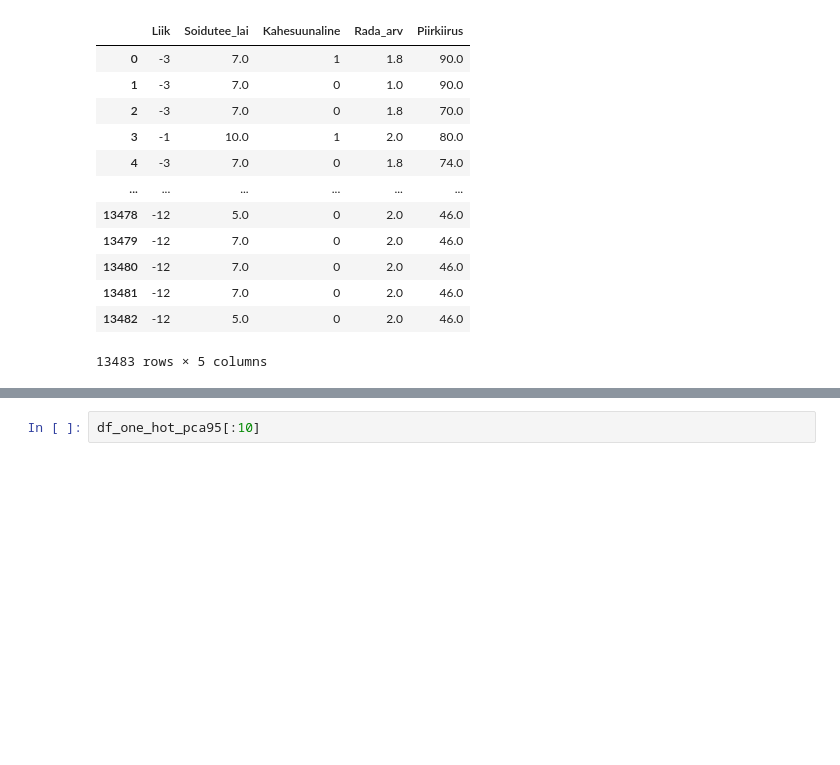
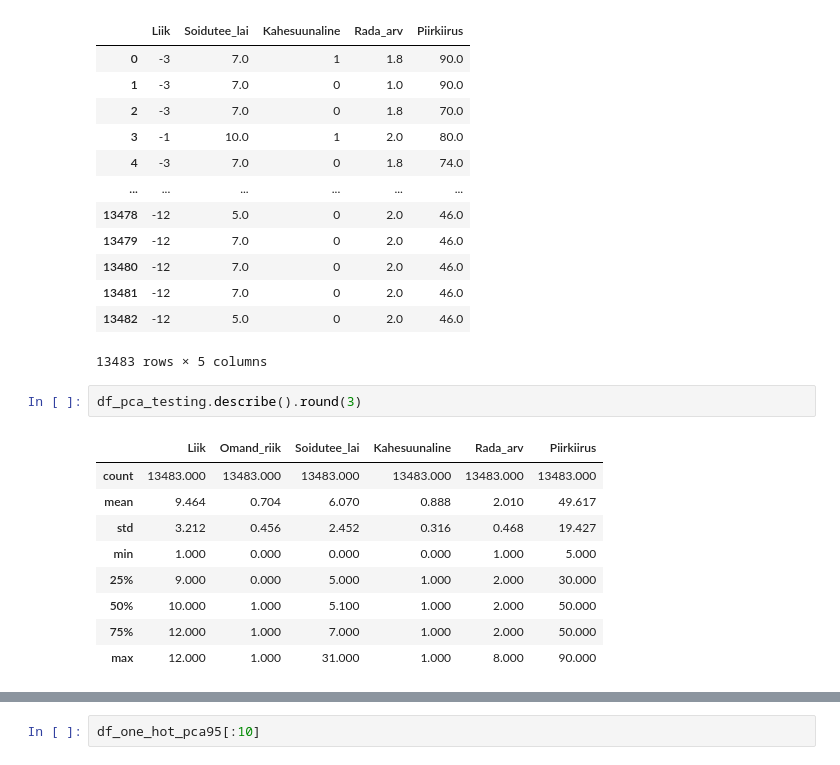
Before and after one commit to m-tarro/ml2022-project, a Jupyter notebook: ML_Project_(P14).ipynb, the cells around one changed output, grey strips where cells are left out. Cells and saved outputs as stored; diff of their text form; blank space fills up the shorter version.

```diff
--- a/ML_Project_(P14).ipynb
+++ b/ML_Project_(P14).ipynb
@@ -693,3 +693,15 @@ df_pca_testing
 | 13481 | -12 | 7.0 | 0 | 2.0 | 46.0 |
 | 13482 | -12 | 5.0 | 0 | 2.0 | 46.0 |
 13483 rows × 5 columns
+# %%
+df_pca_testing.describe().round(3)
+# %% [output]
+|  | Liik | Omand_riik | Soidutee_lai | Kahesuunaline | Rada_arv | Piirkiirus |
+| count | 13483.000 | 13483.000 | 13483.000 | 13483.000 | 13483.000 | 13483.000 |
+| mean | 9.464 | 0.704 | 6.070 | 0.888 | 2.010 | 49.617 |
+| std | 3.212 | 0.456 | 2.452 | 0.316 | 0.468 | 19.427 |
+| min | 1.000 | 0.000 | 0.000 | 0.000 | 1.000 | 5.000 |
+| 25% | 9.000 | 0.000 | 5.000 | 1.000 | 2.000 | 30.000 |
+| 50% | 10.000 | 1.000 | 5.100 | 1.000 | 2.000 | 50.000 |
+| 75% | 12.000 | 1.000 | 7.000 | 1.000 | 2.000 | 50.000 |
+| max | 12.000 | 1.000 | 31.000 | 1.000 | 8.000 | 90.000 |
```
Also changed, not shown: parts of 3 cells of this notebook.
